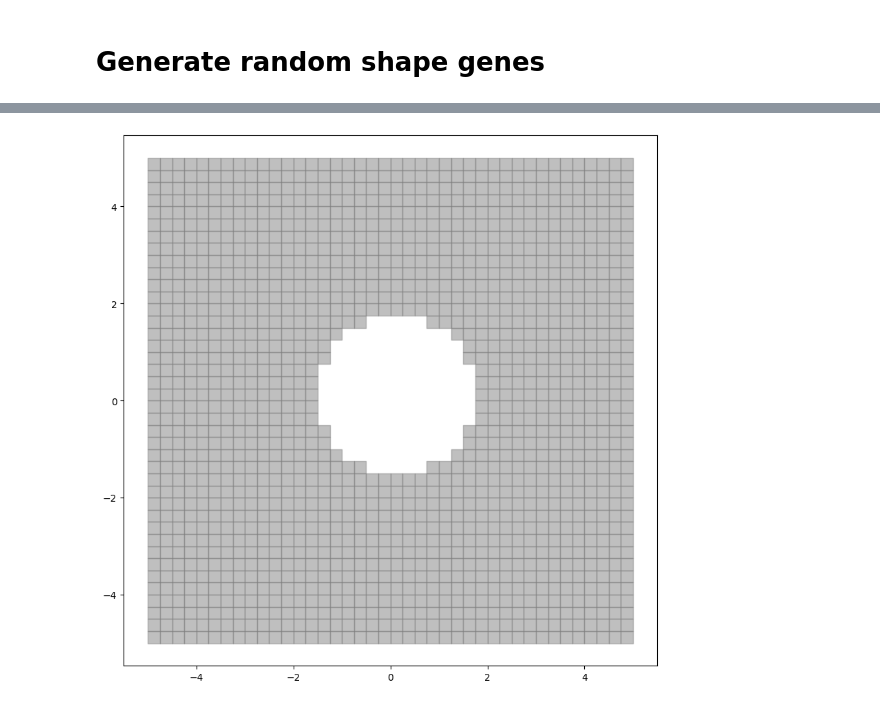
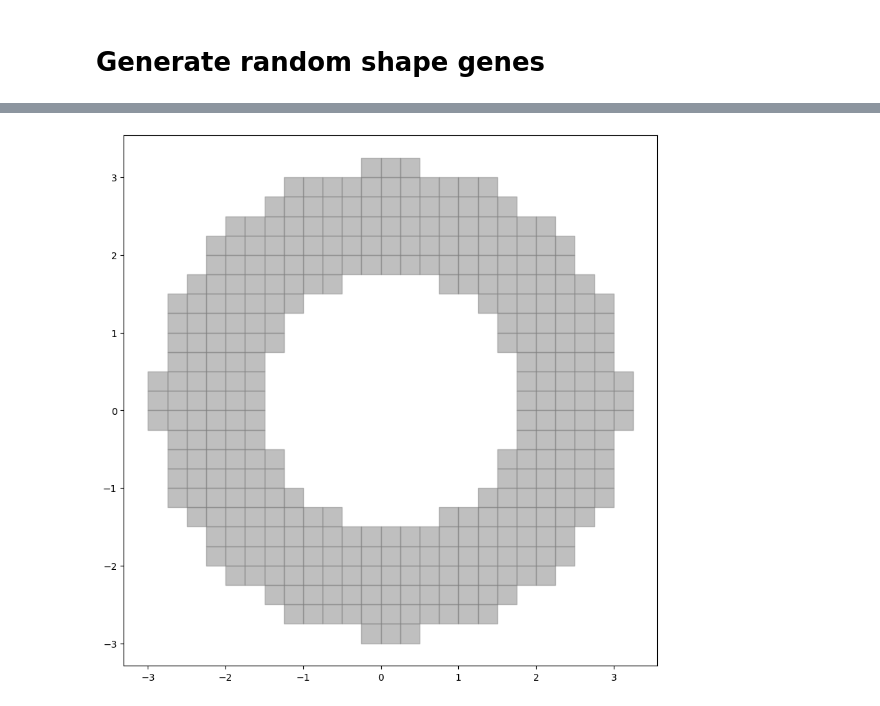
Before and after one commit to danpacho/capstone_1, a Jupyter notebook: test.gene.ipynb, the cells around one changed output, grey strips where cells are left out. Cells and saved outputs as stored; diff of their text form; code cells hidden in the pictures.

Commit message:
test: update gene test suites result

```diff
--- a/test.gene.ipynb
+++ b/test.gene.ipynb
@@ -65,7 +63,7 @@ ShapeGene.pdf_storage.plot_distribution("r_inner")
 # %%
 from src.grid.visualize_points import visualize_points
 
 
-visualize_points(genes[14].pattern_unit.shape_matrix, genes[0].param.k)
+visualize_points(genes[10].pattern_unit.shape_matrix, genes[0].param.k)
 # %% [output]
-[figure, old version]
+[figure, new version]
```
Also changed, not shown: parts of 2 cells of this notebook.
